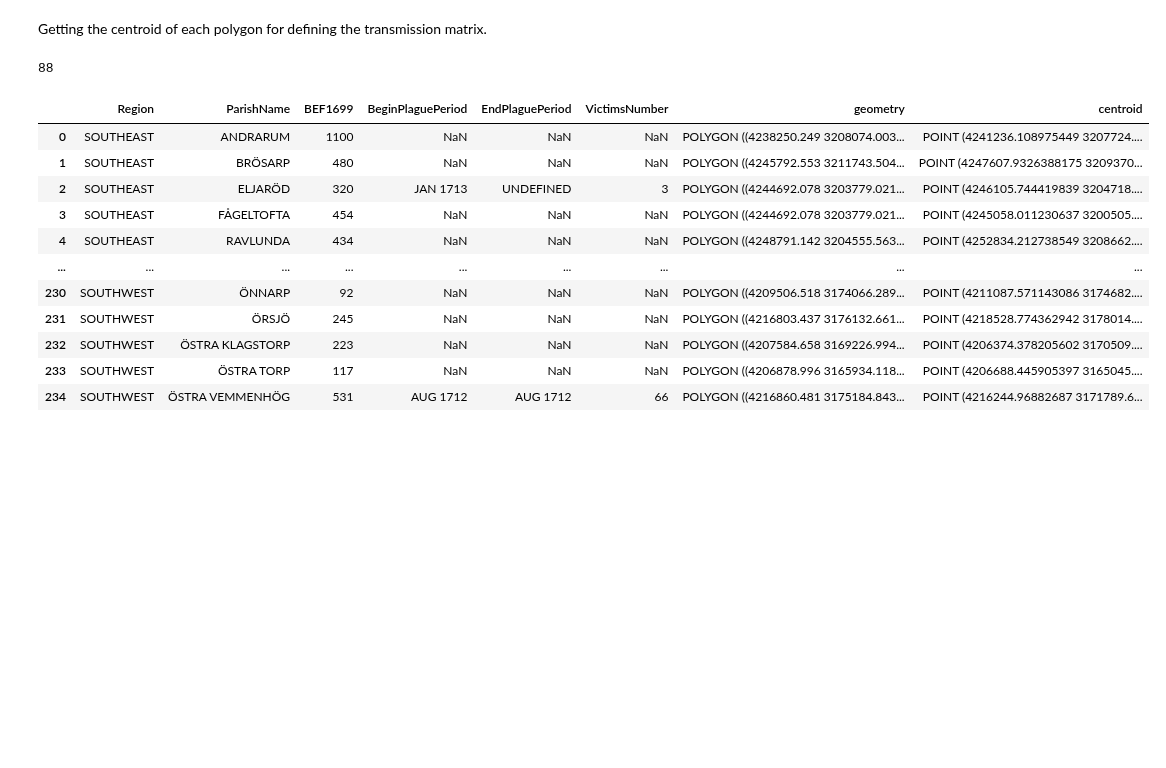
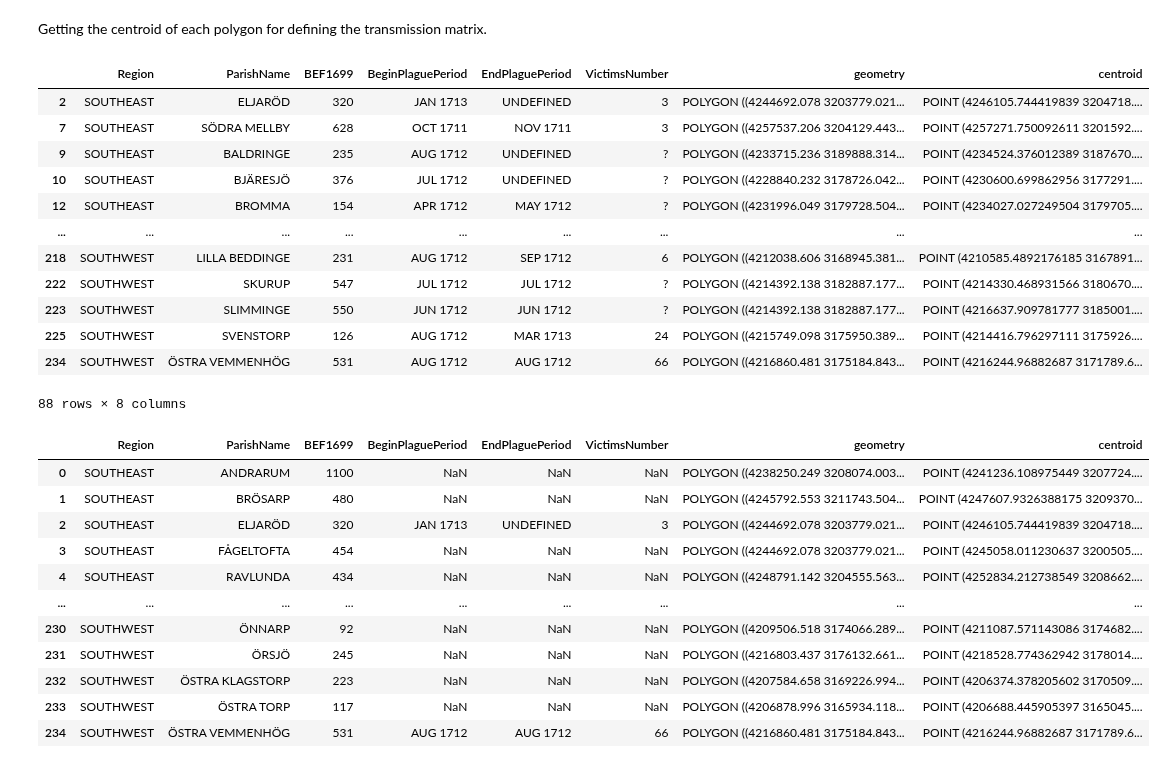
Before and after one commit to polislizarralde/PythonMathematicalModeling, a Jupyter notebook: docs/PlagueProject/Number_infected_parishes.ipynb, the cells around one changed output. Saved outputs shown, nothing was run; the diff lists cells and outputs as text; code cells hidden in the pictures; blank space fills up the shorter version.

```diff
--- a/docs/PlagueProject/Number_infected_parishes.ipynb
+++ b/docs/PlagueProject/Number_infected_parishes.ipynb
@@ -96,10 +96,23 @@ Getting the centroid of each polygon for defining the transmission matrix.
 # %%
 southScania = get_centroid(southScania)
 infectedParishes = southScania[pd.notna(southScania["BeginPlaguePeriod"])
                        ]
 len(infectedParishes)
+infectedParishes
 # %% [output]
+|  | Region | ParishName | BEF1699 | BeginPlaguePeriod | EndPlaguePeriod | VictimsNumber | geometry | centroid |
+| 2 | SOUTHEAST | ELJARÖD | 320 | JAN 1713 | UNDEFINED | 3 | POLYGON ((4244692.078 3203779.021... | POINT (4246105.744419839 3204718.... |
+| 7 | SOUTHEAST | SÖDRA MELLBY | 628 | OCT 1711 | NOV 1711 | 3 | POLYGON ((4257537.206 3204129.443... | POINT (4257271.750092611 3201592.... |
+| 9 | SOUTHEAST | BALDRINGE | 235 | AUG 1712 | UNDEFINED | ? | POLYGON ((4233715.236 3189888.314... | POINT (4234524.376012389 3187670.... |
+| 10 | SOUTHEAST | BJÄRESJÖ | 376 | JUL 1712 | UNDEFINED | ? | POLYGON ((4228840.232 3178726.042... | POINT (4230600.699862956 3177291.... |
+| 12 | SOUTHEAST | BROMMA | 154 | APR 1712 | MAY 1712 | ? | POLYGON ((4231996.049 3179728.504... | POINT (4234027.027249504 3179705.... |
+| ... | ... | ... | ... | ... | ... | ... | ... | ... |
+| 218 | SOUTHWEST | LILLA BEDDINGE | 231 | AUG 1712 | SEP 1712 | 6 | POLYGON ((4212038.606 3168945.381... | POINT (4210585.4892176185 3167891... |
+| 222 | SOUTHWEST | SKURUP | 547 | JUL 1712 | JUL 1712 | ? | POLYGON ((4214392.138 3182887.177... | POINT (4214330.468931566 3180670.... |
+| 223 | SOUTHWEST | SLIMMINGE | 550 | JUN 1712 | JUN 1712 | ? | POLYGON ((4214392.138 3182887.177... | POINT (4216637.909781777 3185001.... |
+| 225 | SOUTHWEST | SVENSTORP | 126 | AUG 1712 | MAR 1713 | 24 | POLYGON ((4215749.098 3175950.389... | POINT (4214416.796297111 3175926.... |
+| 234 | SOUTHWEST | ÖSTRA VEMMENHÖG | 531 | AUG 1712 | AUG 1712 | 66 | POLYGON ((4216860.481 3175184.843... | POINT (4216244.96882687 3171789.6... |
-88
+88 rows × 8 columns
 # %%
 # replaced all the occurences of 'UNDEFINED' and '?' with np.nan in our Geodataframe
 infectedParishes = infectedParishes.replace(['UNDEFINED', '?'], np.nan)
```
Also changed, not shown: parts of 1 cell of this notebook, 2 other files.
